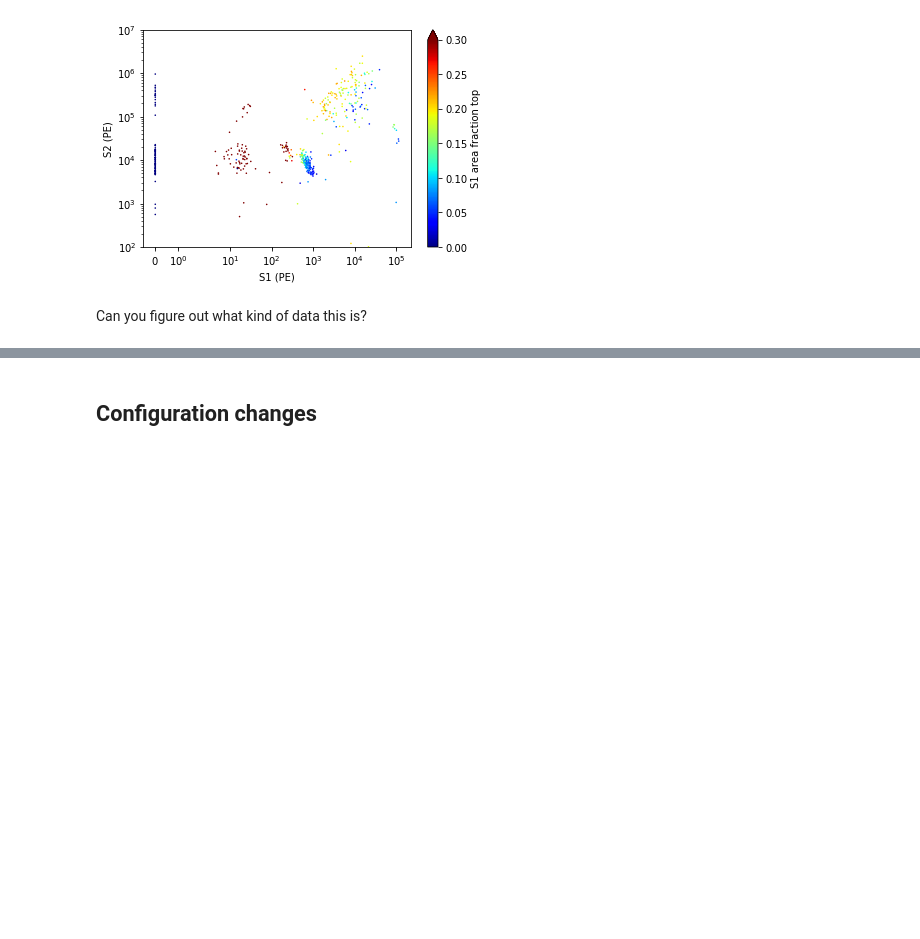
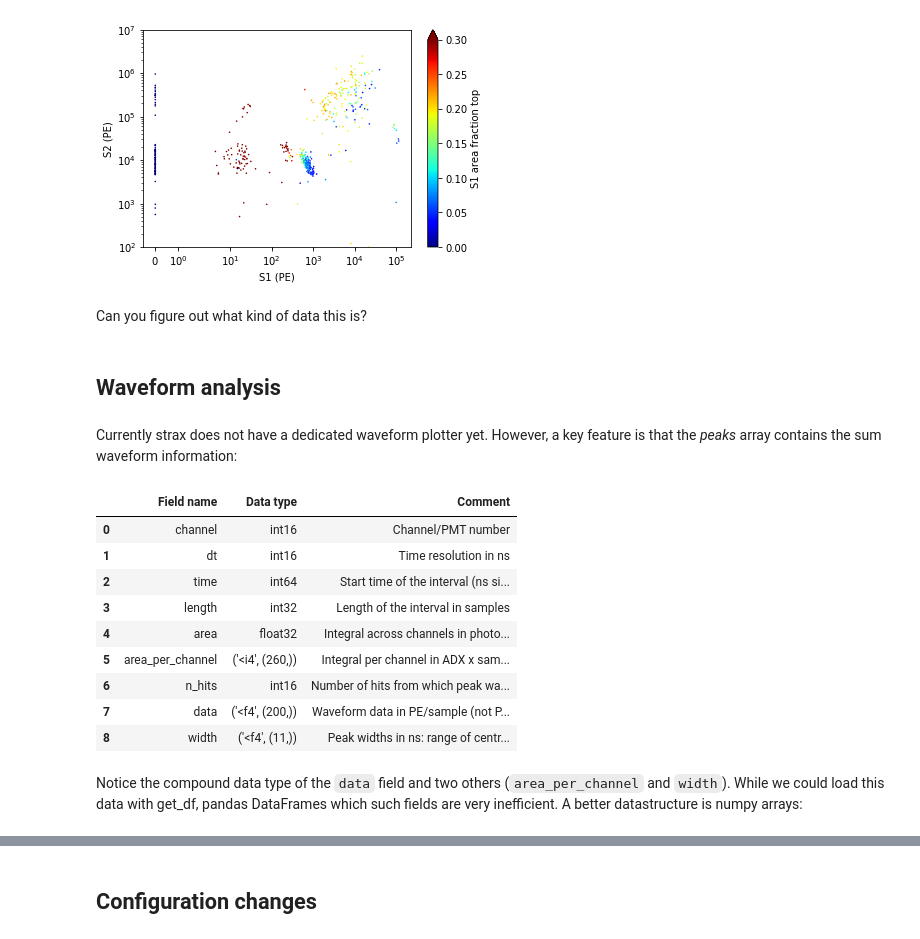
Before and after one commit to AxFoundation/strax, a Jupyter notebook: notebooks/Strax demo.ipynb, the cells around one changed output, grey strips where cells are left out. Cells and saved outputs as stored; diff of their text form; code cells hidden in the pictures; blank space fills up the shorter version.

```diff
--- a/notebooks/Strax demo.ipynb
+++ b/notebooks/Strax demo.ipynb
@@ -105,3 +106,22 @@ event_plot(df)
 [figure]
 # %% [markdown]
 Can you figure out what kind of data this is?
+# %% [markdown]
+## Waveform analysis
+# %% [markdown]
+Currently strax does not have a dedicated waveform plotter yet. However, a key feature is that the *peaks* array contains the sum waveform information:
+# %%
+st.data_info('peaks')
+# %% [output]
+|  | Field name | Data type | Comment |
+| 0 | channel | int16 | Channel/PMT number |
+| 1 | dt | int16 | Time resolution in ns |
+| 2 | time | int64 | Start time of the interval (ns si... |
+| 3 | length | int32 | Length of the interval in samples |
+| 4 | area | float32 | Integral across channels in photo... |
+| 5 | area_per_channel | ('<i4', (260,)) | Integral per channel in ADX x sam... |
+| 6 | n_hits | int16 | Number of hits from which peak wa... |
+| 7 | data | ('<f4', (200,)) | Waveform data in PE/sample (not P... |
+| 8 | width | ('<f4', (11,)) | Peak widths in ns: range of centr... |
+# %% [markdown]
+Notice the compound data type of the `data` field and two others (`area_per_channel` and `width`). While we could load this data with get_df, pandas DataFrames which such fields are very inefficient. A better datastructure is numpy arrays:
```
Also changed, not shown: parts of 9 cells of this notebook, 4 other files.
